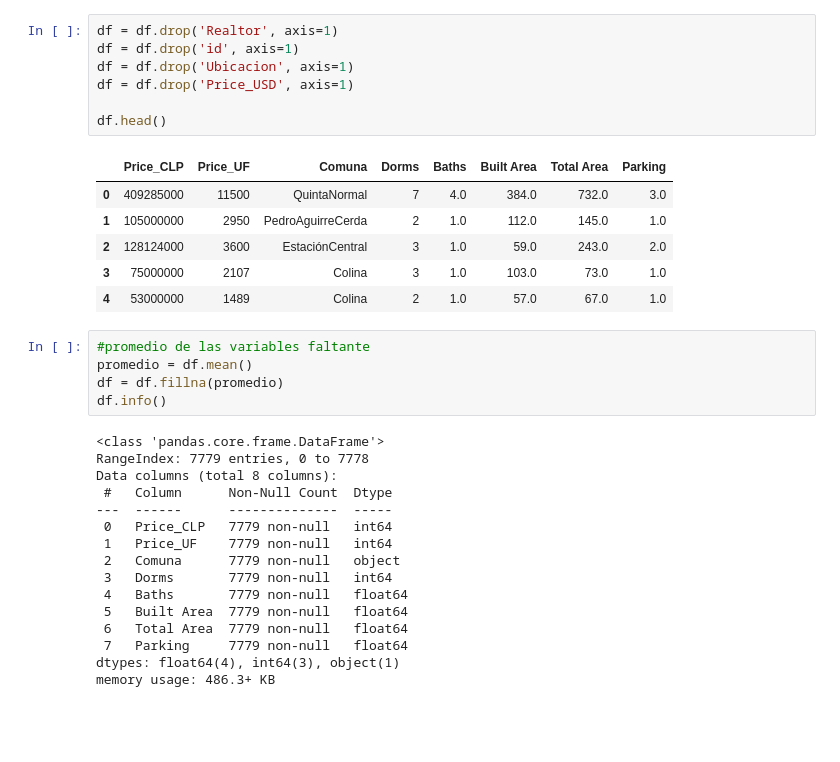
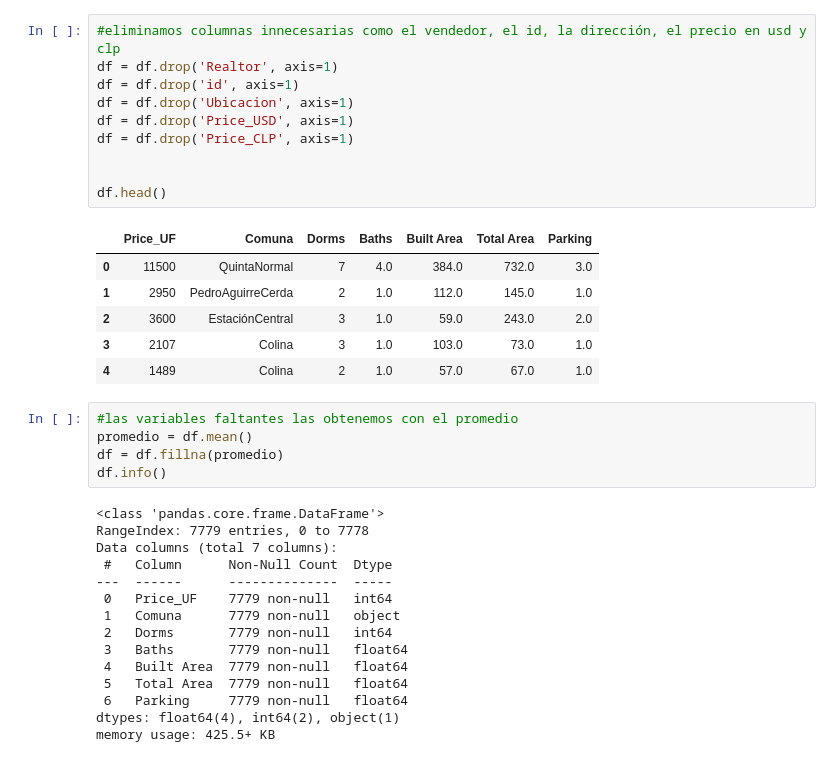
Before and after one commit to borisipe/inferencia-housepricing, a Jupyter notebook: inferenciayprocesosest-inferenciacasasusadas.ipynb, the cells around one changed output. Saved outputs shown, nothing was run; the diff lists cells and outputs as text; blank space fills up the shorter version.

```diff
--- a/inferenciayprocesosest-inferenciacasasusadas.ipynb
+++ b/inferenciayprocesosest-inferenciacasasusadas.ipynb
@@ -55,35 +99,37 @@ memory usage: 729.4+ KB
 # %%
+#eliminamos columnas innecesarias como el vendedor, el id, la dirección, el precio en usd y clp
 df = df.drop('Realtor', axis=1)
 df = df.drop('id', axis=1)
 df = df.drop('Ubicacion', axis=1)
 df = df.drop('Price_USD', axis=1)
+df = df.drop('Price_CLP', axis=1)
+
 
 df.head()
 # %% [output]
-|  | Price_CLP | Price_UF | Comuna | Dorms | Baths | Built Area | Total Area | Parking |
-| 0 | 409285000 | 11500 | QuintaNormal | 7 | 4.0 | 384.0 | 732.0 | 3.0 |
-| 1 | 105000000 | 2950 | PedroAguirreCerda | 2 | 1.0 | 112.0 | 145.0 | 1.0 |
-| 2 | 128124000 | 3600 | EstaciónCentral | 3 | 1.0 | 59.0 | 243.0 | 2.0 |
-| 3 | 75000000 | 2107 | Colina | 3 | 1.0 | 103.0 | 73.0 | 1.0 |
-| 4 | 53000000 | 1489 | Colina | 2 | 1.0 | 57.0 | 67.0 | 1.0 |
+|  | Price_UF | Comuna | Dorms | Baths | Built Area | Total Area | Parking |
+| 0 | 11500 | QuintaNormal | 7 | 4.0 | 384.0 | 732.0 | 3.0 |
+| 1 | 2950 | PedroAguirreCerda | 2 | 1.0 | 112.0 | 145.0 | 1.0 |
+| 2 | 3600 | EstaciónCentral | 3 | 1.0 | 59.0 | 243.0 | 2.0 |
+| 3 | 2107 | Colina | 3 | 1.0 | 103.0 | 73.0 | 1.0 |
+| 4 | 1489 | Colina | 2 | 1.0 | 57.0 | 67.0 | 1.0 |
 # %%
-#promedio de las variables faltante
+#las variables faltantes las obtenemos con el promedio
 promedio = df.mean()
 df = df.fillna(promedio)
 df.info()
 # %% [output]
 <class 'pandas.core.frame.DataFrame'>
 RangeIndex: 7779 entries, 0 to 7778
-Data columns (total 8 columns):
+Data columns (total 7 columns):
  #   Column      Non-Null Count  Dtype
 ---  ------      --------------  -----
- 0   Price_CLP   7779 non-null   int64
- 1   Price_UF    7779 non-null   int64
- 2   Comuna      7779 non-null   object
- 3   Dorms       7779 non-null   int64
- 4   Baths       7779 non-null   float64
- 5   Built Area  7779 non-null   float64
- 6   Total Area  7779 non-null   float64
- 7   Parking     7779 non-null   float64
-dtypes: float64(4), int64(3), object(1)
-memory usage: 486.3+ KB
+ 0   Price_UF    7779 non-null   int64
+ 1   Comuna      7779 non-null   object
+ 2   Dorms       7779 non-null   int64
+ 3   Baths       7779 non-null   float64
+ 4   Built Area  7779 non-null   float64
+ 5   Total Area  7779 non-null   float64
+ 6   Parking     7779 non-null   float64
+dtypes: float64(4), int64(2), object(1)
+memory usage: 425.5+ KB
```
Also changed, not shown: parts of 27 cells of this notebook.
